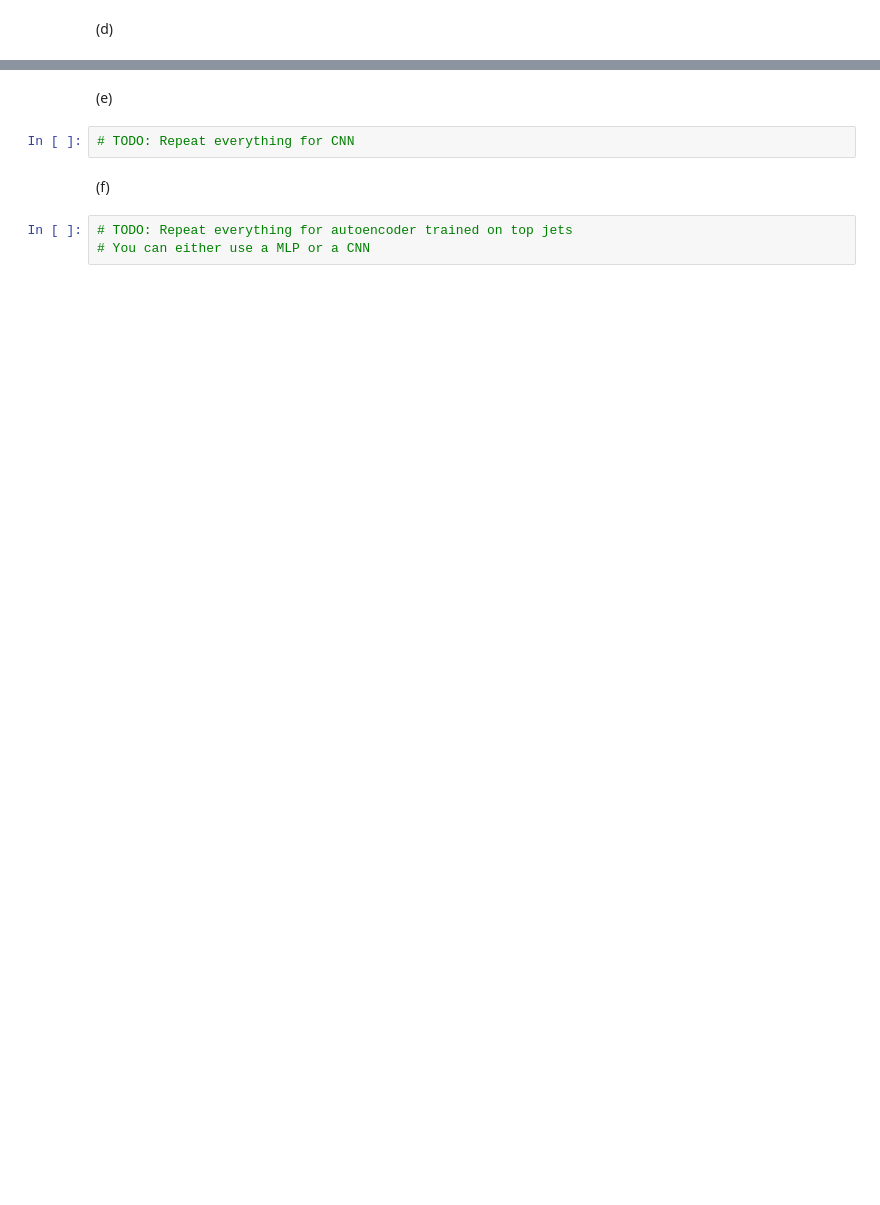
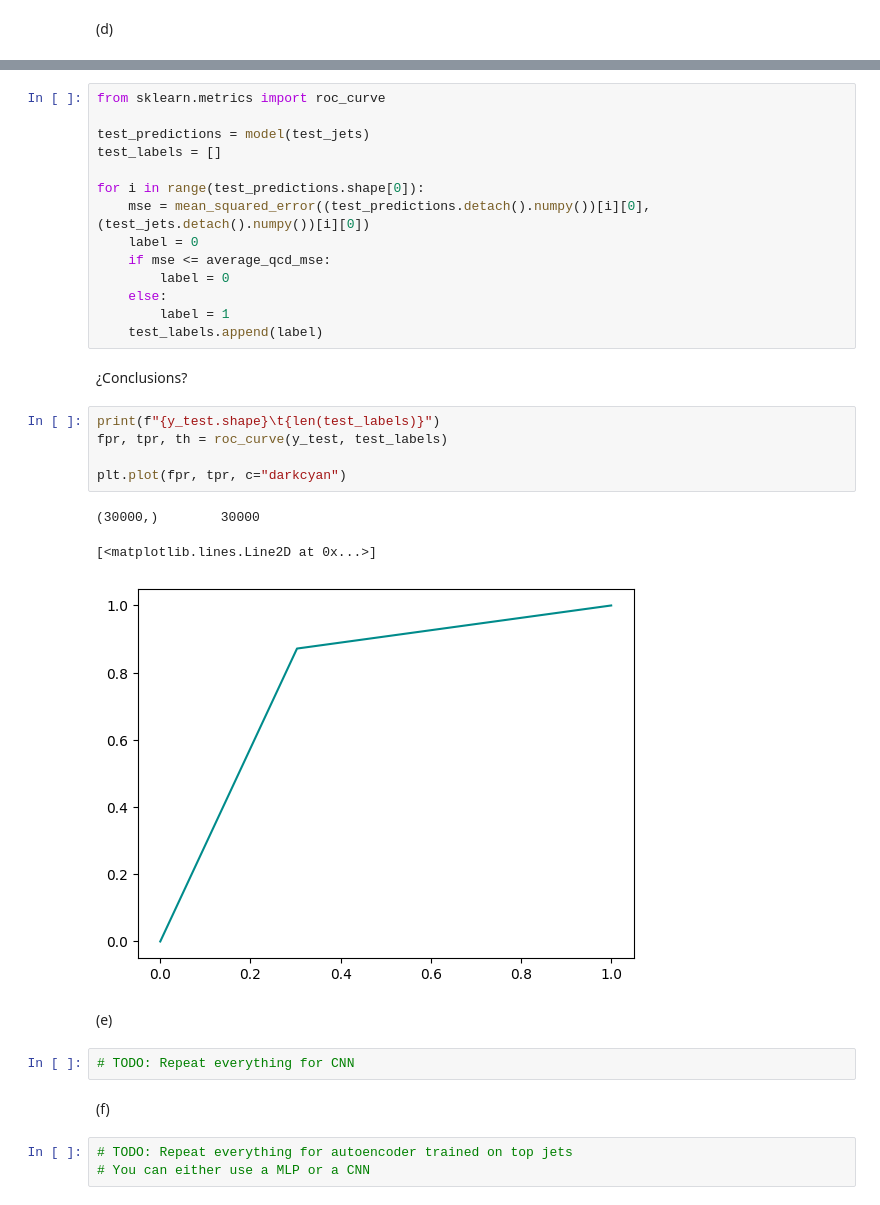
Before and after one commit to S3gmentati0nFault/autoencoders, a Jupyter notebook: sheet08.ipynb, the cells around one changed output, grey strips where cells are left out. Cells and saved outputs as stored; diff of their text form; blank space fills up the shorter version.

```diff
--- a/sheet08.ipynb
+++ b/sheet08.ipynb
@@ -468,3 +476,28 @@ plt.show()
+# %%
+from sklearn.metrics import roc_curve
+
+test_predictions = model(test_jets)
+test_labels = []
+
+for i in range(test_predictions.shape[0]):
+    mse = mean_squared_error((test_predictions.detach().numpy())[i][0], (test_jets.detach().numpy())[i][0])
+    label = 0
+    if mse <= average_qcd_mse:
+        label = 0
+    else:
+        label = 1
+    test_labels.append(label)
+# %% [markdown]
+¿Conclusions?
+# %%
+print(f"{y_test.shape}\t{len(test_labels)}")
+fpr, tpr, th = roc_curve(y_test, test_labels)
+
+plt.plot(fpr, tpr, c="darkcyan")
+# %% [output]
+(30000,)        30000
+[<matplotlib.lines.Line2D at 0x...>]
+[figure, added]
 # %% [markdown]
 (e)
 # %%
```
Also changed, not shown: parts of 8 cells of this notebook.
